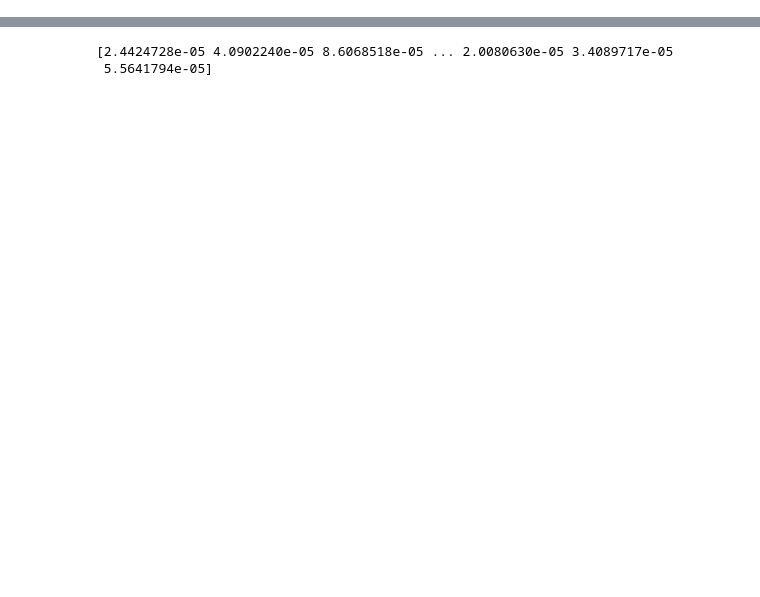
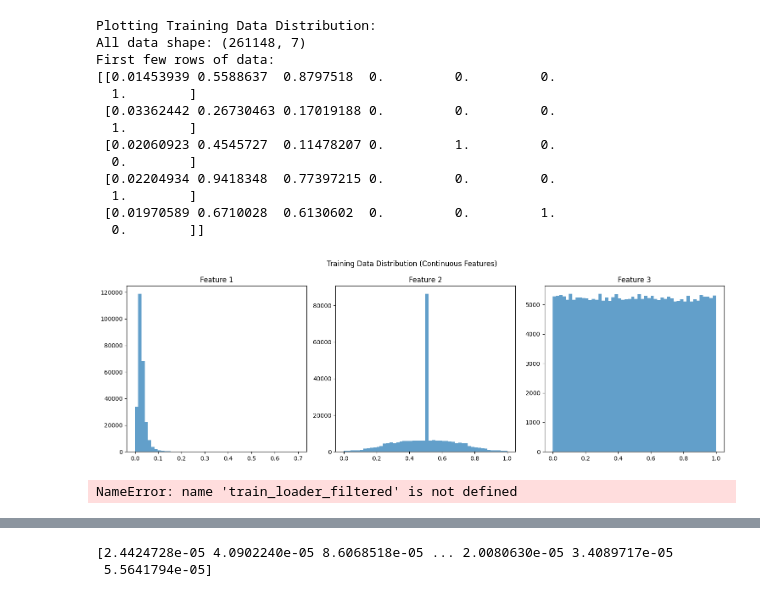
Before and after one commit to herormo/anomaly-detection-HEP, a Jupyter notebook: main.ipynb, the cells around one changed output, grey strips where cells are left out. Drawn from its saved outputs; the diff is of its cells as text; code cells hidden in the pictures; blank space fills up the shorter version.

```diff
--- a/main.ipynb
+++ b/main.ipynb
@@ -167,0 +347,32 @@ Sample 1:
+# %%
+ # Plot distributions for training
+print("Plotting Training Data Distribution:")
+plot_distribution_from_loader(train_loader, title='Training Data Distribution')
+# %% [output]
+Plotting Training Data Distribution:
+All data shape: (261148, 7)
+First few rows of data:
+[[0.01453939 0.5588637  0.8797518  0.         0.         0.
+  1.        ]
+ [0.03362442 0.26730463 0.17019188 0.         0.         0.
+  1.        ]
+ [0.02060923 0.4545727  0.11478207 0.         1.         0.
+  0.        ]
+ [0.02204934 0.9418348  0.77397215 0.         0.         0.
+  1.        ]
+ [0.01970589 0.6710028  0.6130602  0.         0.         1.
+  0.        ]]
+[figure, added]
+# %%
+# Get a batch from the DataLoader
+for batch in train_loader_filtered:
+    # Assuming batch is a tuple (inputs, labels) or a single tensor
+    if isinstance(batch, (list, tuple)):
+        inputs = batch[0]  # Extract inputs from the batch
+    else:
+        inputs = batch
+
+    print("Shape of a single batch of data:", inputs.shape)
+    break  # Only need to check one batch
+# %% [output]
+NameError: name 'train_loader_filtered' is not defined
```
Also changed, not shown: parts of 19 cells of this notebook, 1 other file.
